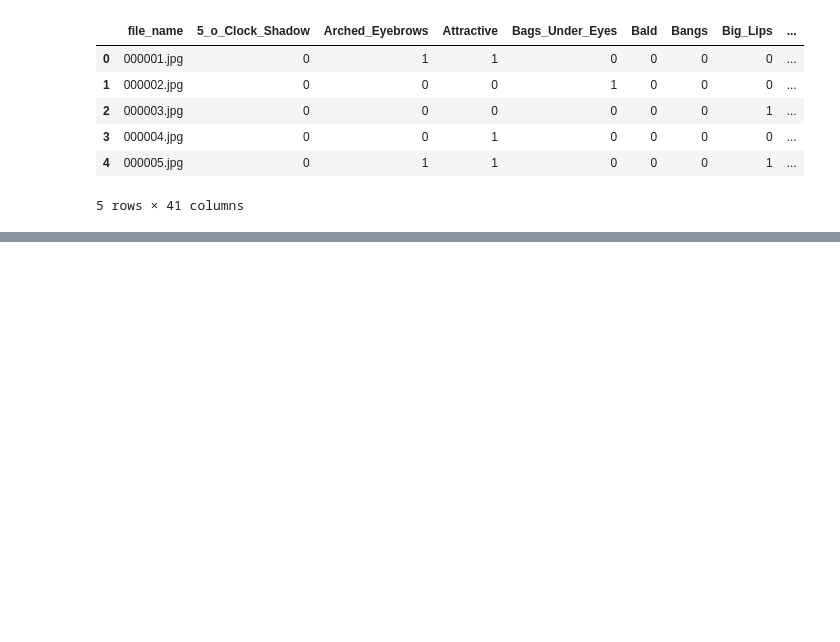
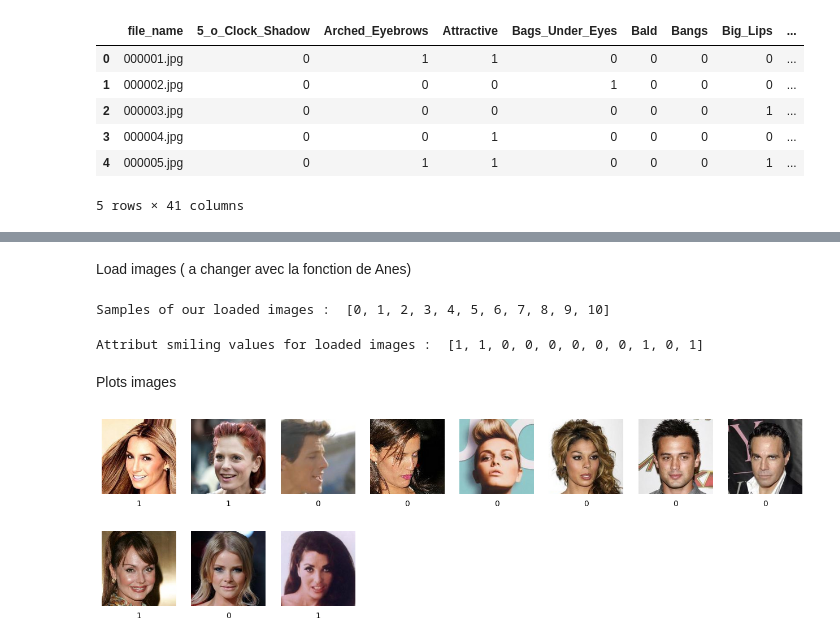
Before and after one commit to anesnabti/Fader_Network, a Jupyter notebook: Notebook_FN.ipynb, the cells around one changed output, grey strips where cells are left out. Cells and saved outputs as stored; diff of their text form; code cells hidden in the pictures; blank space fills up the shorter version.

```diff
--- a/Notebook_FN.ipynb
+++ b/Notebook_FN.ipynb
@@ -39,6 +66,6 @@ from importlib import reload
 # %%
-dataset_desc = pd.read_csv('./data/list_attr_celba.csv')
-dataset_desc.head()
+dataset_desc = pd.read_csv('./data/list_attr_celeba.csv')
+dataset_desc.head(5)
 # %% [output]
 |  | file_name | 5_o_Clock_Shadow | Arched_Eyebrows | Attractive | Bags_Under_Eyes | Bald | Bangs | Big_Lips | ... |
 | 0 | 000001.jpg | 0 | 1 | 1 | 0 | 0 | 0 | 0 | ... |
@@ -49,0 +83,27 @@ dataset_desc.head()
+# %% [markdown]
+Load images ( a changer avec la fonction de Anes)
+# %%
+read_img=[]
+PATH = os.getcwd()
+for i in range (1, 12) :
+    if i % 10000 == 0:
+        print('iteration :',i)
+    read_img.append(mpimg.imread(PATH + "\\data\\img_align_celeba\\%06i.jpg" % i)[20:-20])
+# %%
+import random
+#samples = [ random.randint(0,len(read_img)-1) for i in range(11)]
+samples = [i for i in range(len(read_img))]
+print("Samples of our loaded images : ",samples)
+# %% [output]
+Samples of our loaded images :  [0, 1, 2, 3, 4, 5, 6, 7, 8, 9, 10]
+# %%
+y = list(dataset_desc["Smiling"][samples])
+print("Attribut smiling values for loaded images : " ,y)
+# %% [output]
+Attribut smiling values for loaded images :  [1, 1, 0, 0, 0, 0, 0, 0, 1, 0, 1]
+# %% [markdown]
+Plots images
+# %%
+plot_images(read_img, y = y, indices=samples, columns=8, x_size=2, y_size=2)
+# %% [output]
+[figure, added]
```
Also changed, not shown: parts of 8 cells of this notebook.
